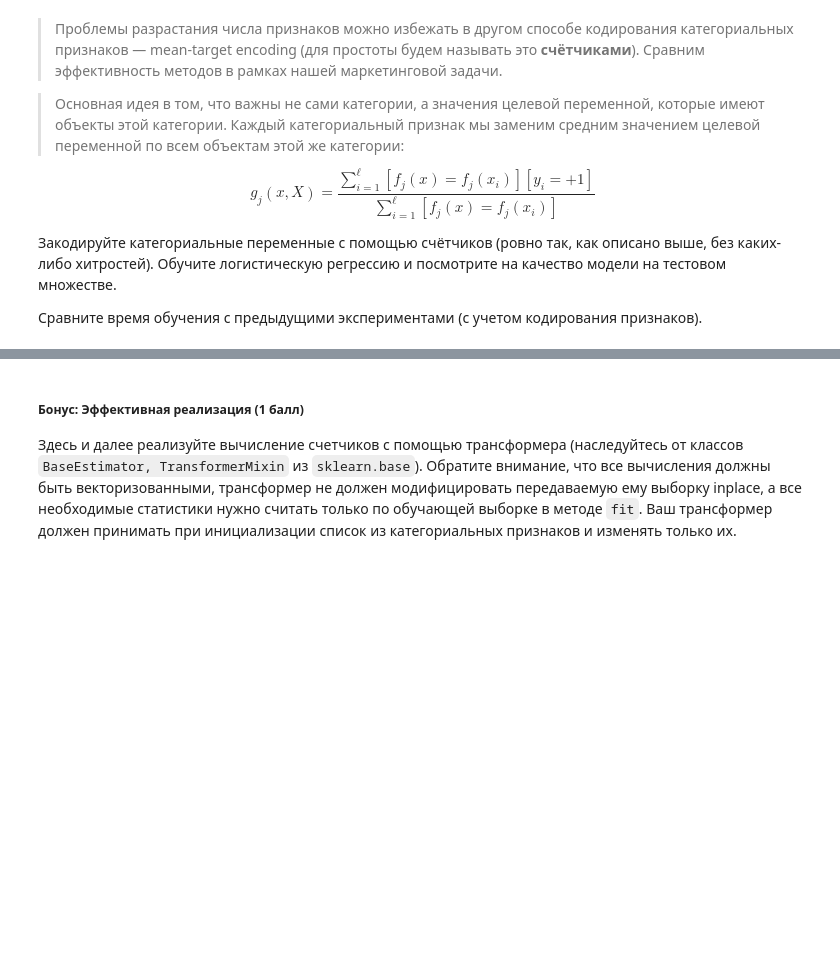
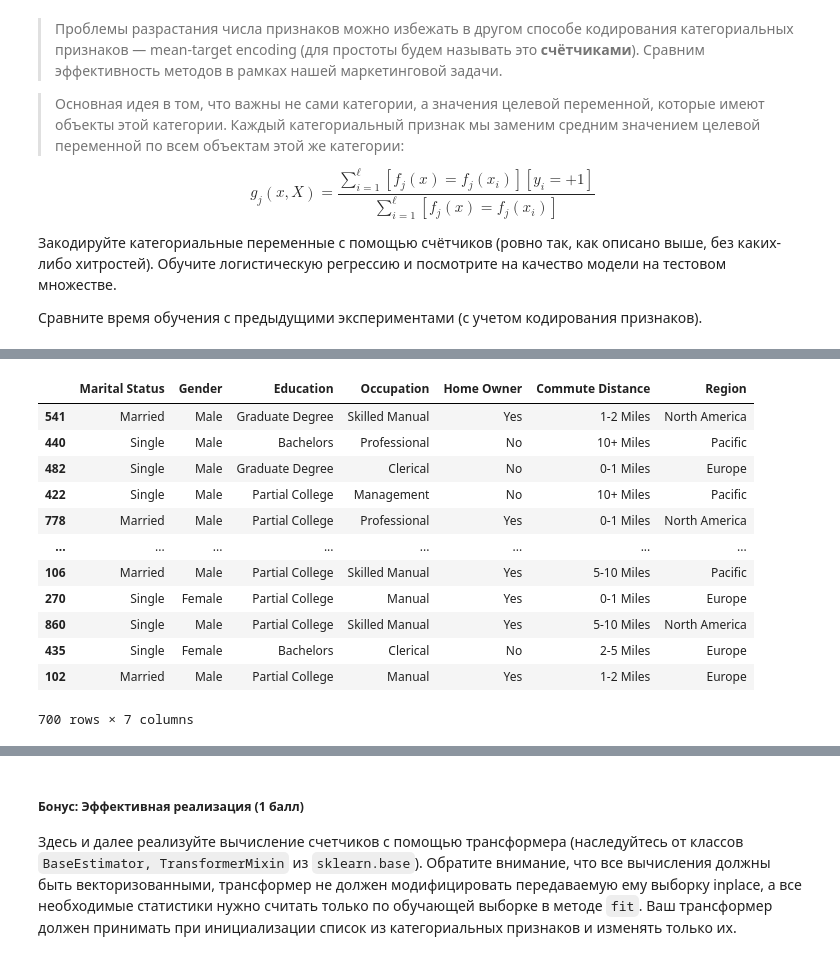
Before and after one commit to Uralbeckins/ML-Sokolov-Course, a Jupyter notebook: homework_practice_04_linclass.ipynb, the cells around one changed output, grey strips where cells are left out. Cells and saved outputs as stored; diff of their text form; code cells hidden in the pictures; blank space fills up the shorter version.

```diff
--- a/homework_practice_04_linclass.ipynb
+++ b/homework_practice_04_linclass.ipynb
@@ -807,0 +861,16 @@ $$
+# %%
+X_train
+# %% [output]
+|  | Marital Status | Gender | Education | Occupation | Home Owner | Commute Distance | Region |
+| 541 | Married | Male | Graduate Degree | Skilled Manual | Yes | 1-2 Miles | North America |
+| 440 | Single | Male | Bachelors | Professional | No | 10+ Miles | Pacific |
+| 482 | Single | Male | Graduate Degree | Clerical | No | 0-1 Miles | Europe |
+| 422 | Single | Male | Partial College | Management | No | 10+ Miles | Pacific |
+| 778 | Married | Male | Partial College | Professional | Yes | 0-1 Miles | North America |
+| ... | ... | ... | ... | ... | ... | ... | ... |
+| 106 | Married | Male | Partial College | Skilled Manual | Yes | 5-10 Miles | Pacific |
+| 270 | Single | Female | Partial College | Manual | Yes | 0-1 Miles | Europe |
+| 860 | Single | Male | Partial College | Skilled Manual | Yes | 5-10 Miles | North America |
+| 435 | Single | Female | Bachelors | Clerical | No | 2-5 Miles | Europe |
+| 102 | Married | Male | Partial College | Manual | Yes | 1-2 Miles | Europe |
+700 rows × 7 columns
```
Also changed, not shown: parts of 17 cells of this notebook.
